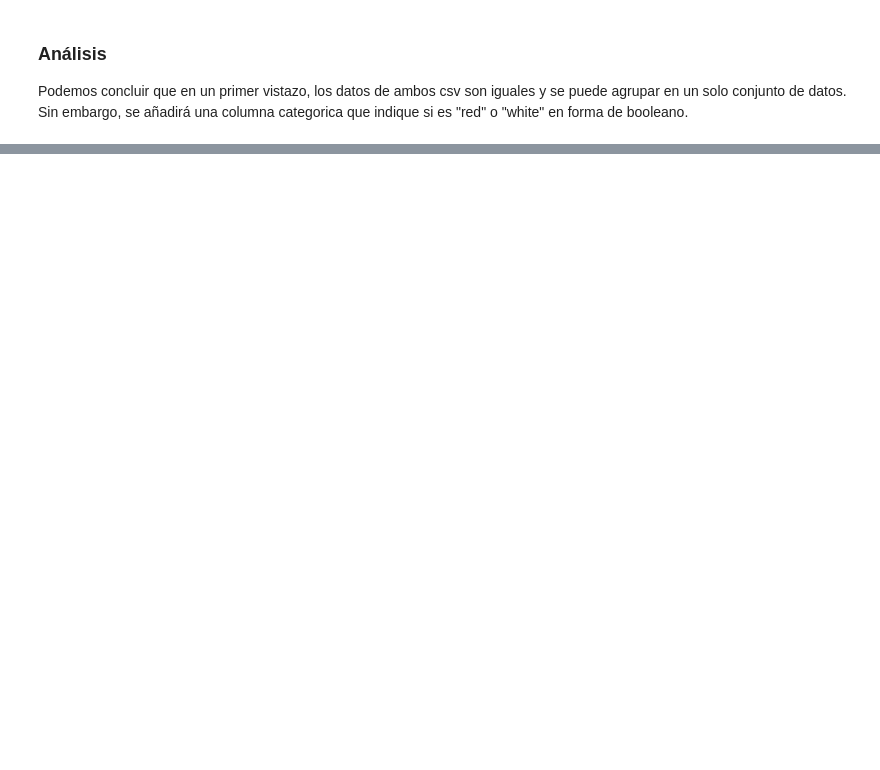
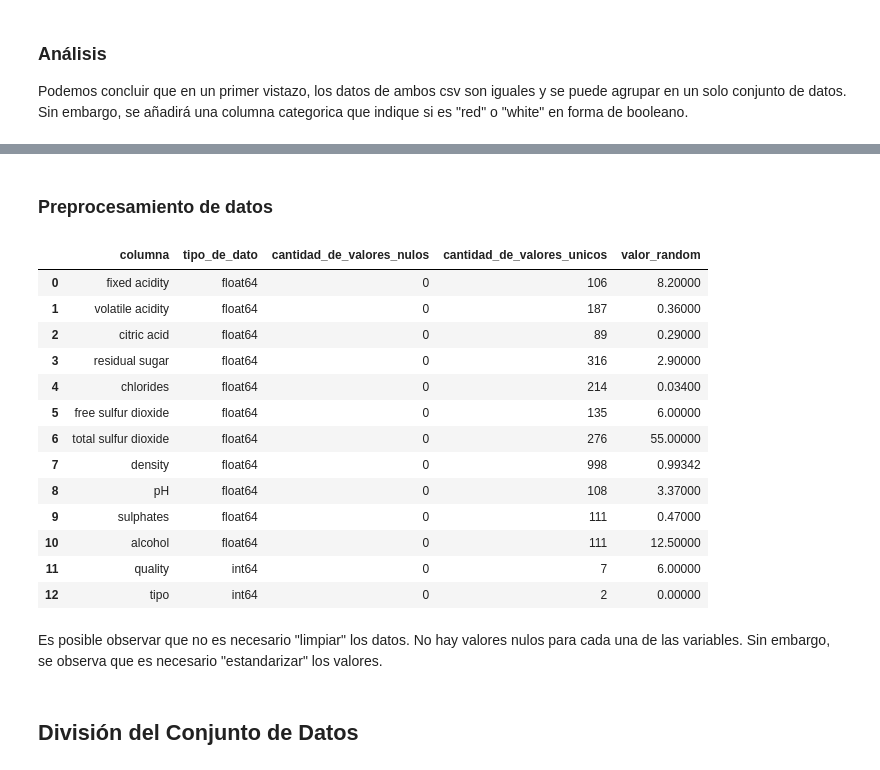
Before and after one commit to Diego2250/HT5-MD, a Jupyter notebook: hdt.ipynb, the cells around one changed output, grey strips where cells are left out. Cells and saved outputs as stored; diff of their text form; code cells hidden in the pictures; blank space fills up the shorter version.

```diff
--- a/hdt.ipynb
+++ b/hdt.ipynb
@@ -118,0 +151,22 @@ df.head(15)
+# %% [markdown]
+### Preprocesamiento de datos
+# %%
+# Limpieza de datos y preprocesamiento
+info_columnas(df)
+# %% [output]
+|  | columna | tipo_de_dato | cantidad_de_valores_nulos | cantidad_de_valores_unicos | valor_random |
+| 0 | fixed acidity | float64 | 0 | 106 | 8.20000 |
+| 1 | volatile acidity | float64 | 0 | 187 | 0.36000 |
+| 2 | citric acid | float64 | 0 | 89 | 0.29000 |
+| 3 | residual sugar | float64 | 0 | 316 | 2.90000 |
+| 4 | chlorides | float64 | 0 | 214 | 0.03400 |
+| 5 | free sulfur dioxide | float64 | 0 | 135 | 6.00000 |
+| 6 | total sulfur dioxide | float64 | 0 | 276 | 55.00000 |
+| 7 | density | float64 | 0 | 998 | 0.99342 |
+| 8 | pH | float64 | 0 | 108 | 3.37000 |
+| 9 | sulphates | float64 | 0 | 111 | 0.47000 |
+| 10 | alcohol | float64 | 0 | 111 | 12.50000 |
+| 11 | quality | int64 | 0 | 7 | 6.00000 |
+| 12 | tipo | int64 | 0 | 2 | 0.00000 |
+# %% [markdown]
+Es posible observar que no es necesario "limpiar" los datos. No hay valores nulos para cada una de las variables. Sin embargo, se observa que es necesario "estandarizar" los valores.
@@ -118,0 +190,2 @@ df.head(15)
+# %% [markdown]
+## División del Conjunto de Datos
```
Also changed, not shown: parts of 14 cells of this notebook.
